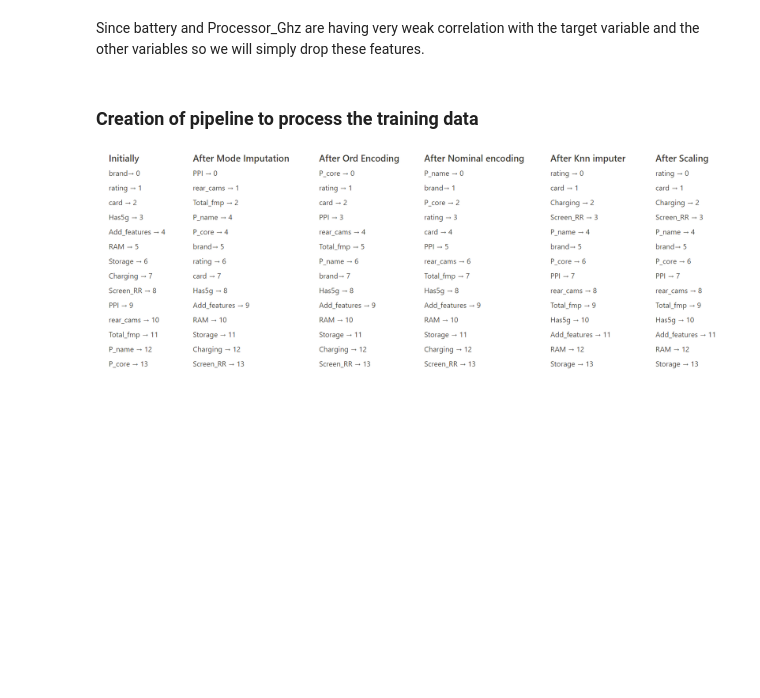
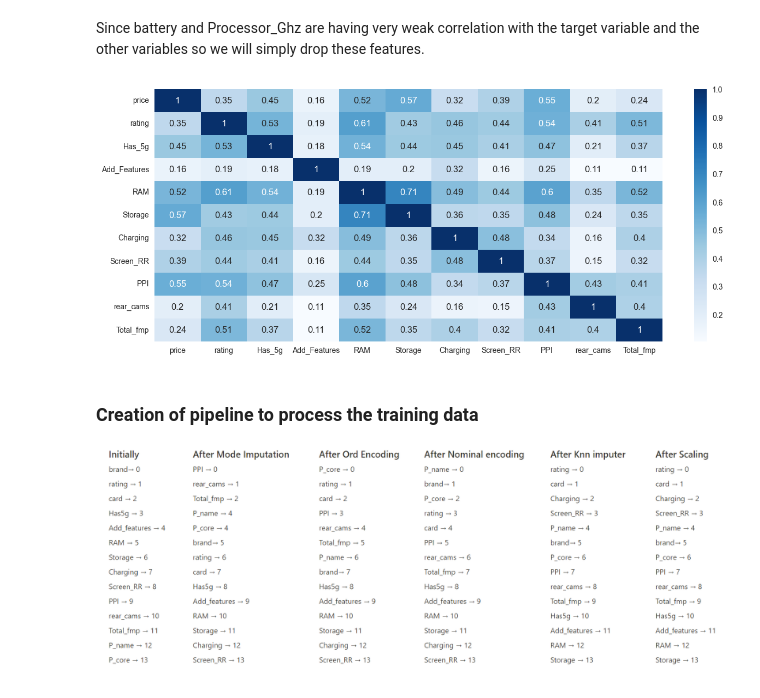
Before and after one commit to yuvraaj2002/AI_Projects, a Jupyter notebook: Smartphone_Price_Prediction/Code.ipynb, the cells around one changed output. Cells and saved outputs as stored; diff of their text form; code cells hidden in the pictures; blank space fills up the shorter version.

```diff
--- a/Smartphone_Price_Prediction/Code.ipynb
+++ b/Smartphone_Price_Prediction/Code.ipynb
@@ -537,7 +537,14 @@ plt.show()
 # %% [markdown]
 Since battery and Processor_Ghz are having very weak correlation with the target variable and the other variables so we will simply drop these features.
-# %%
-temp_df.drop(['Battery','Processor_GHz'],axis=1,inplace=True)
+# %%
+temp_df.drop(['brand','card','Battery','Processor_name','Processor_core','Processor_GHz'],axis=1,inplace=True)
+# %%
+plt.figure(figsize=(15, 6))
+sns.heatmap(temp_df[['price','rating', 'Has_5g', 'Add_Features', 'RAM',
+       'Storage', 'Charging', 'Screen_RR', 'PPI', 'rear_cams','Total_fmp']].corr(), annot=True,cmap="Blues")
+plt.show()
+# %% [output]
+[figure, added]
 # %% [markdown]
 ### Creation of pipeline to process the training data
 ![image.png](attachment:bd39b7b1-d9d0-41f4-b2c3-08c03f678b17.png)
```
Also changed, not shown: parts of 20 cells of this notebook.
